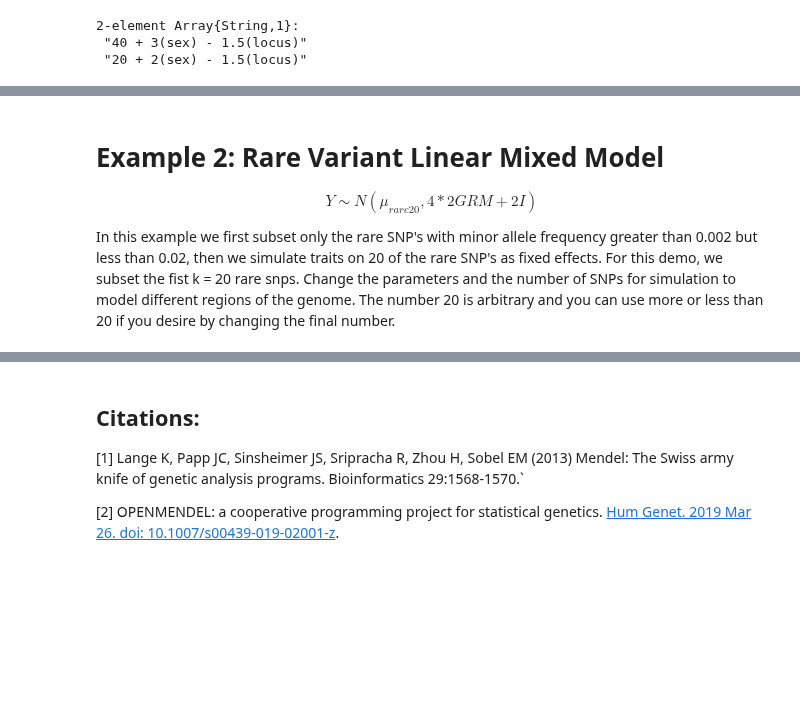
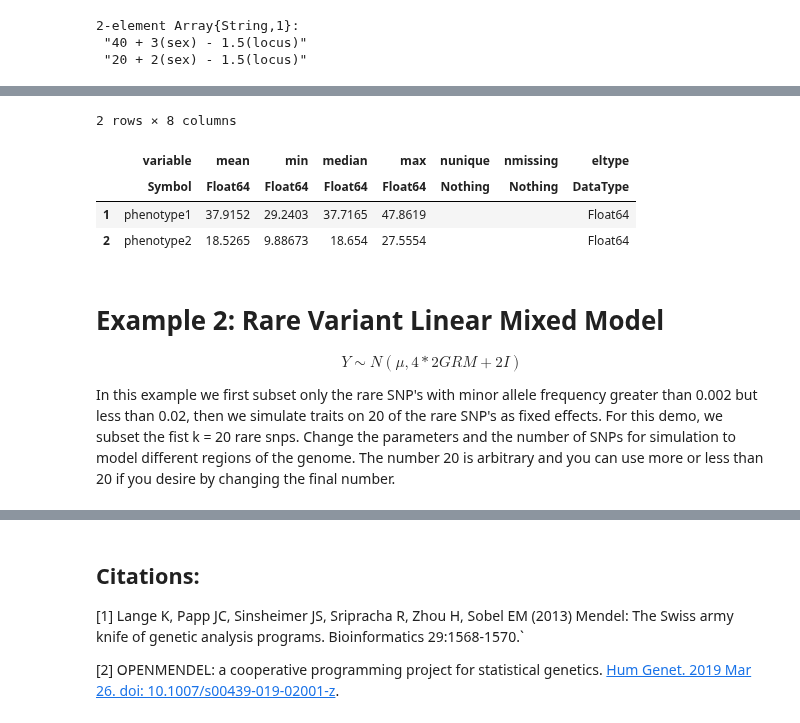
Before and after one commit to OpenMendel/TraitSimulation.jl, a Jupyter notebook: docs/TraitSimulation_28e.ipynb, the cells around one changed output, grey strips where cells are left out. Cells and saved outputs as stored; diff of their text form; code cells hidden in the pictures; blank space fills up the shorter version.

```diff
--- a/docs/TraitSimulation_28e.ipynb
+++ b/docs/TraitSimulation_28e.ipynb
@@ -238,9 +242,17 @@ describe(Simulated_LMM_Traits)
+# %%
+describe(famfile28e[!, [:phenotype1, :phenotype2]])
+# %% [output]
+2 rows × 8 columns
+|  | variable | mean | min | median | max | nunique | nmissing | eltype |
+|  | Symbol | Float64 | Float64 | Float64 | Float64 | Nothing | Nothing | DataType |
+| 1 | phenotype1 | 37.9152 | 29.2403 | 37.7165 | 47.8619 |  |  | Float64 |
+| 2 | phenotype2 | 18.5265 | 9.88673 | 18.654 | 27.5554 |  |  | Float64 |
 # %% [markdown]
 # Example 2: Rare Variant Linear Mixed Model
 
 
 $$
-Y ∼ N(\mu_{rare20}, 4* 2GRM + 2I)
+Y ∼ N(\mu, 4* 2GRM + 2I)
 $$
 
 In this example we first subset only the rare SNP's with minor allele frequency greater than 0.002 but less than 0.02, then we simulate traits on 20 of the rare SNP's as fixed effects. For this demo, we subset the fist k = 20 rare snps. Change the parameters and the number of SNPs for simulation to model different regions of the genome. The number 20 is arbitrary and you can use more or less than 20 if you desire by changing the final number.
```
Also changed, not shown: parts of 17 cells of this notebook, 1 other file.
